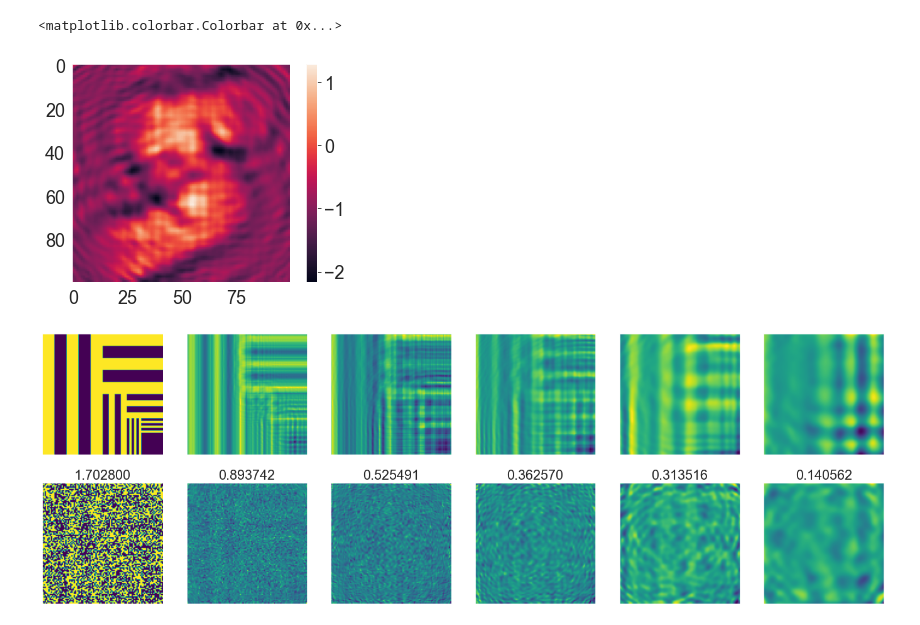
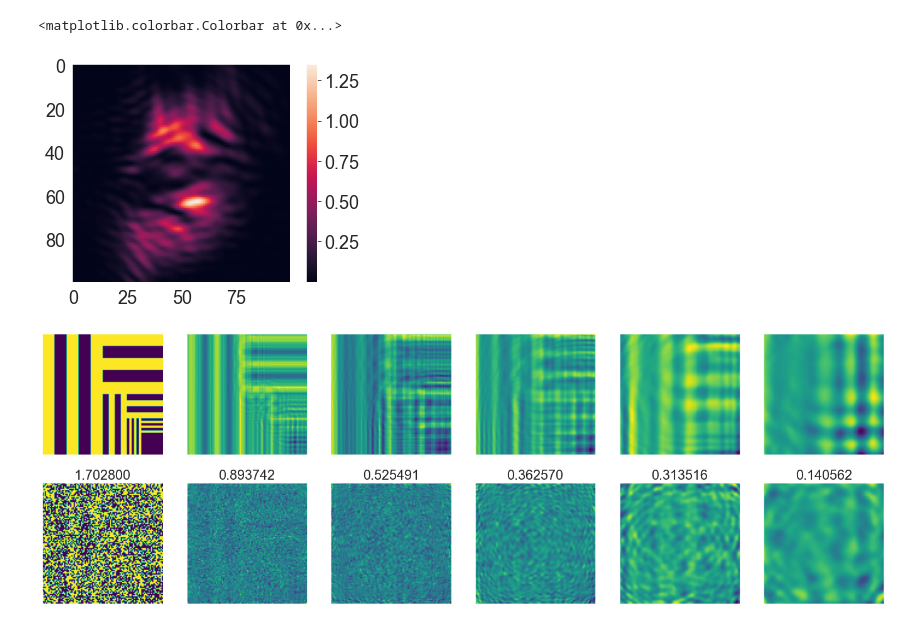
Before and after one commit to fftakumi/MOD2NN, a Jupyter notebook: Faraday/two_dim/test.ipynb, the cells around one changed output. Saved outputs shown, nothing was run; the diff lists cells and outputs as text; code cells hidden in the pictures.

```diff
--- a/Faraday/two_dim/test.ipynb
+++ b/Faraday/two_dim/test.ipynb
@@ -44,15 +44,15 @@ def propagation(pahse, wavelength, z):
 # %%
 wavelength = 532e-9
 z = 0.5e-3
-phase = ((np.loadtxt("data/phase/100px/train_5.csv")) * 2.0 -1.0) * 1. * np.pi / 180
+phase = np.loadtxt("data/phase/100px/train_5.csv")
 
-theta = propagation(phase, wavelength, z)
-plt.imshow(theta * 180 / np.pi)
+theta = func.angular_spectrum(phase*np.exp(1.0j*np.pi/1), wavelength, z, 1.0e-6)
+plt.imshow(np.abs(theta)**2)
 plt.grid(False)
 plt.colorbar()
 # %% [output]
 <matplotlib.colorbar.Colorbar at 0x...>
-[figure, old version]
+[figure, new version]
 # %%
 z_list = [0.0, 0.1e-3, 0.3e-3, 0.5e-3, 1.0e-3, 2.0e-3]
 
```
Also changed, not shown: 9 other files.
